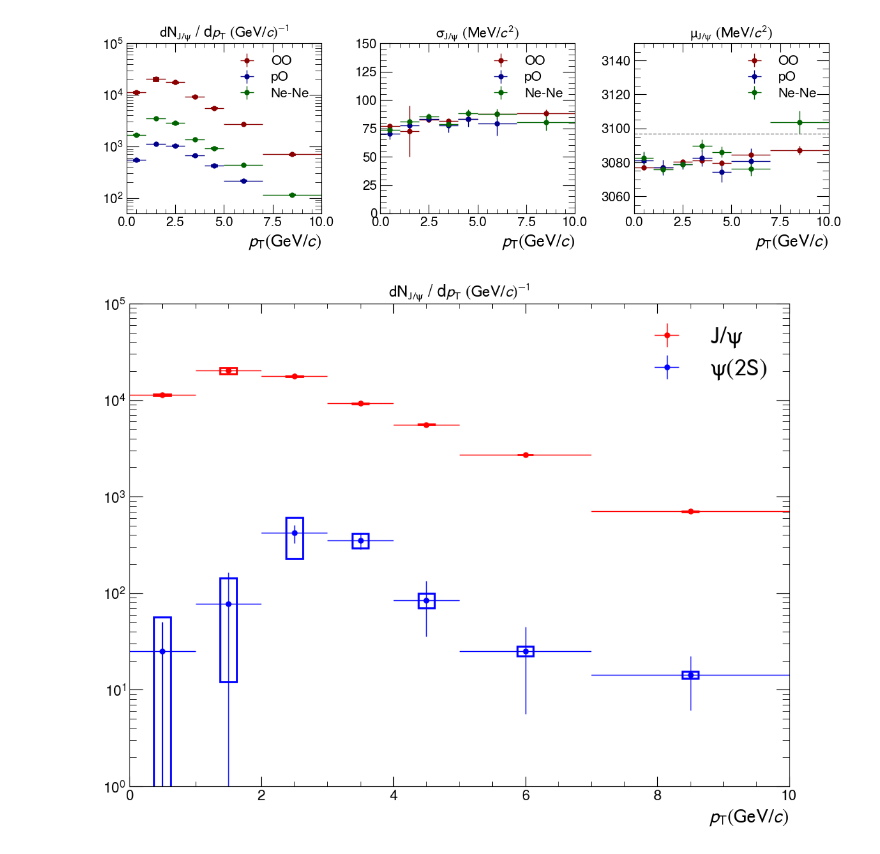
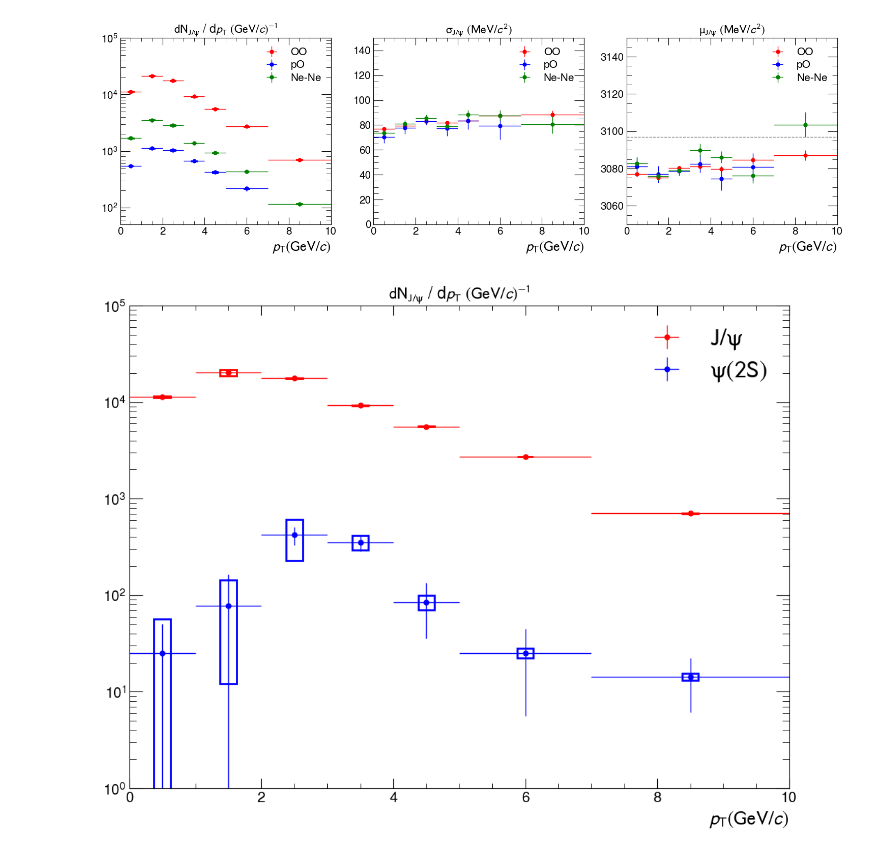
Before and after one commit to lucamicheletti93/dq_run3_analyses, a Jupyter notebook: charmonia_production_pO_OO_NeNe/qualityControl.ipynb, the cells around one changed output. Cells and saved outputs as stored; diff of their text form; code cells hidden in the pictures.

```diff
--- a/charmonia_production_pO_OO_NeNe/qualityControl.ipynb
+++ b/charmonia_production_pO_OO_NeNe/qualityControl.ipynb
@@ -115,54 +115,54 @@ jpsiSystWidthNeNeTimeAssocVsPt = dfJpsiWidthNeNeTimeAssocVsPt["syst"] * 1000
 # Plot data
 #################################
 
-fig, axes = plt.subplots(1, 3, figsize=(12, 4))
+fig, axes = plt.subplots(1, 3, figsize=(15, 5))
 fig.subplots_adjust(wspace=0.05)
 
-plot_syst(ptOOTimeAssoc, 0.125, jpsiRawYieldOOTimeAssocVsPt, jpsiSystRawYieldOOTimeAssocVsPt, axes[0], 'darkred', 2)
-axes[0].errorbar(ptOOTimeAssoc, jpsiRawYieldOOTimeAssocVsPt, xerr=errPtOOTimeAssoc, yerr=jpsiStatRawYieldOOTimeAssocVsPt, fmt='o', color='darkred', ecolor='darkred', markerfacecolor='darkred', markersize=5, label=r'OO')
-plot_syst(ptpOTimeAssoc, 0.125, jpsiRawYieldpOTimeAssocVsPt, jpsiSystRawYieldpOTimeAssocVsPt, axes[0], 'darkblue', 2)
-axes[0].errorbar(ptpOTimeAssoc, jpsiRawYieldpOTimeAssocVsPt, xerr=errPtpOTimeAssoc, yerr=jpsiStatRawYieldpOTimeAssocVsPt, fmt='o', color='darkblue', ecolor='darkblue', markerfacecolor='darkblue', markersize=5, label=r'pO')
-plot_syst(ptNeNeTimeAssoc, 0.125, jpsiRawYieldNeNeTimeAssocVsPt, jpsiSystRawYieldNeNeTimeAssocVsPt, axes[0], 'darkgreen', 2)
-axes[0].errorbar(ptNeNeTimeAssoc, jpsiRawYieldNeNeTimeAssocVsPt, xerr=errPtNeNeTimeAssoc, yerr=jpsiStatRawYieldNeNeTimeAssocVsPt, fmt='o', color='darkgreen', ecolor='darkgreen', markerfacecolor='darkgreen', markersize=5, label=r'Ne-Ne')
+plot_syst(ptOOTimeAssoc, 0.125, jpsiRawYieldOOTimeAssocVsPt, jpsiSystRawYieldOOTimeAssocVsPt, axes[0], 'red', 2)
+axes[0].errorbar(ptOOTimeAssoc, jpsiRawYieldOOTimeAssocVsPt, xerr=errPtOOTimeAssoc, yerr=jpsiStatRawYieldOOTimeAssocVsPt, fmt='o', color='red', ecolor='red', markerfacecolor='red', markersize=5, label=r'OO')
+plot_syst(ptpOTimeAssoc, 0.125, jpsiRawYieldpOTimeAssocVsPt, jpsiSystRawYieldpOTimeAssocVsPt, axes[0], 'blue', 2)
+axes[0].errorbar(ptpOTimeAssoc, jpsiRawYieldpOTimeAssocVsPt, xerr=errPtpOTimeAssoc, yerr=jpsiStatRawYieldpOTimeAssocVsPt, fmt='o', color='blue', ecolor='blue', markerfacecolor='blue', markersize=5, label=r'pO')
+plot_syst(ptNeNeTimeAssoc, 0.125, jpsiRawYieldNeNeTimeAssocVsPt, jpsiSystRawYieldNeNeTimeAssocVsPt, axes[0], 'green', 2)
+axes[0].errorbar(ptNeNeTimeAssoc, jpsiRawYieldNeNeTimeAssocVsPt, xerr=errPtNeNeTimeAssoc, yerr=jpsiStatRawYieldNeNeTimeAssocVsPt, fmt='o', color='green', ecolor='green', markerfacecolor='green', markersize=5, label=r'Ne-Ne')
 axes[0].set_xlabel(r'$\it{p}_{\rm{T}} (\rm{GeV}/\it{c})$', fontsize=20, labelpad=5)
 axes[0].set_title(r'$dN_{J/\psi}$ / d$\it{p}_{\rm{T}}$ $(GeV/\it{c})^{-1}$')
 axes[0].yaxis.set_label_coords(-0.08, 0.8)
 axes[0].set_yscale('log')
 axes[0].set_ylim(5e1, 1e5)
 axes[0].set_xlim(0, 10)
 axes[0].tick_params(axis='x', labelsize=15, labelbottom=True)
 axes[0].tick_params(axis='y', labelsize=15)
 axes[0].legend(fontsize=15)
 
-axes[1].errorbar(ptOOTimeAssoc, jpsiWidthOOTimeAssocVsPt, xerr=errPtOOTimeAssoc, yerr=jpsiStatWidthOOTimeAssocVsPt, fmt='o', color='darkred', ecolor='darkred', markerfacecolor='darkred', markersize=5, label=r'OO')
-axes[1].errorbar(ptpOTimeAssoc, jpsiWidthpOTimeAssocVsPt, xerr=errPtpOTimeAssoc, yerr=jpsiStatWidthpOTimeAssocVsPt, fmt='o', color='darkblue', ecolor='darkblue', markerfacecolor='darkblue', markersize=5, label=r'pO')
-axes[1].errorbar(ptNeNeTimeAssoc, jpsiWidthNeNeTimeAssocVsPt, xerr=errPtNeNeTimeAssoc, yerr=jpsiStatWidthNeNeTimeAssocVsPt, fmt='o', color='darkgreen', ecolor='darkgreen', markerfacecolor='darkgreen', markersize=5, label=r'Ne-Ne')
+axes[1].errorbar(ptOOTimeAssoc, jpsiWidthOOTimeAssocVsPt, xerr=errPtOOTimeAssoc, yerr=jpsiStatWidthOOTimeAssocVsPt, fmt='o', color='red', ecolor='red', markerfacecolor='red', markersize=5, label=r'OO')
+axes[1].errorbar(ptpOTimeAssoc, jpsiWidthpOTimeAssocVsPt, xerr=errPtpOTimeAssoc, yerr=jpsiStatWidthpOTimeAssocVsPt, fmt='o', color='blue', ecolor='blue', markerfacecolor='blue', markersize=5, label=r'pO')
+axes[1].errorbar(ptNeNeTimeAssoc, jpsiWidthNeNeTimeAssocVsPt, xerr=errPtNeNeTimeAssoc, yerr=jpsiStatWidthNeNeTimeAssocVsPt, fmt='o', color='green', ecolor='green', markerfacecolor='green', markersize=5, label=r'Ne-Ne')
 axes[1].set_xlabel(r'$\it{p}_{\rm{T}} (\rm{GeV}/\it{c})$', fontsize=20, labelpad=5)
 axes[1].set_title(r'$\sigma_{J/\psi}$ $(MeV/\it{c}^{2})$')
 axes[1].yaxis.set_label_coords(-0.08, 0.8)
 axes[1].set_ylim(0, 150)
 axes[1].set_xlim(0, 10)
 axes[1].tick_params(axis='x', labelsize=15, labelbottom=True)
 axes[1].tick_params(axis='y', labelsize=15)
 axes[1].legend(fontsize=15)
 
-axes[2].errorbar(ptOOTimeAssoc, jpsiMeanOOTimeAssocVsPt, xerr=errPtOOTimeAssoc, yerr=jpsiStatMeanOOTimeAssocVsPt, fmt='o', color='darkred', ecolor='darkred', markerfacecolor='darkred', markersize=5, label=r'OO')
-axes[2].errorbar(ptpOTimeAssoc, jpsiMeanpOTimeAssocVsPt, xerr=errPtpOTimeAssoc, yerr=jpsiStatMeanpOTimeAssocVsPt, fmt='o', color='darkblue', ecolor='darkblue', markerfacecolor='darkblue', markersize=5, label=r'pO')
-axes[2].errorbar(ptNeNeTimeAssoc, jpsiMeanNeNeTimeAssocVsPt, xerr=errPtNeNeTimeAssoc, yerr=jpsiStatMeanNeNeTimeAssocVsPt, fmt='o', color='darkgreen', ecolor='darkgreen', markerfacecolor='darkgreen', markersize=5, label=r'Ne-Ne')
+axes[2].errorbar(ptOOTimeAssoc, jpsiMeanOOTimeAssocVsPt, xerr=errPtOOTimeAssoc, yerr=jpsiStatMeanOOTimeAssocVsPt, fmt='o', color='red', ecolor='red', markerfacecolor='red', markersize=5, label=r'OO')
+axes[2].errorbar(ptpOTimeAssoc, jpsiMeanpOTimeAssocVsPt, xerr=errPtpOTimeAssoc, yerr=jpsiStatMeanpOTimeAssocVsPt, fmt='o', color='blue', ecolor='blue', markerfacecolor='blue', markersize=5, label=r'pO')
+axes[2].errorbar(ptNeNeTimeAssoc, jpsiMeanNeNeTimeAssocVsPt, xerr=errPtNeNeTimeAssoc, yerr=jpsiStatMeanNeNeTimeAssocVsPt, fmt='o', color='green', ecolor='green', markerfacecolor='green', markersize=5, label=r'Ne-Ne')
 axes[2].set_xlabel(r'$\it{p}_{\rm{T}} (\rm{GeV}/\it{c})$', fontsize=20, labelpad=5)
 axes[2].set_title(r'$\mu_{J/\psi}$ $(MeV/\it{c}^{2})$')
 axes[2].yaxis.set_label_coords(-0.08, 0.8)
 axes[2].set_ylim(3050, 3150)
 axes[2].set_xlim(0, 10)
 axes[2].tick_params(axis='x', labelsize=15, labelbottom=True)
 axes[2].tick_params(axis='y', labelsize=15)
 axes[2].axhline(3096.90, color='gray', linestyle='--', linewidth=1)
 axes[2].legend(fontsize=15)
 
 plt.tight_layout()
 plt.show()
 # %% [output]
-[figure, old version]
+[figure, new version]
 # %%
 # Plot
 fig, ax = plt.subplots()
```
Also changed, not shown: 9 other files.
